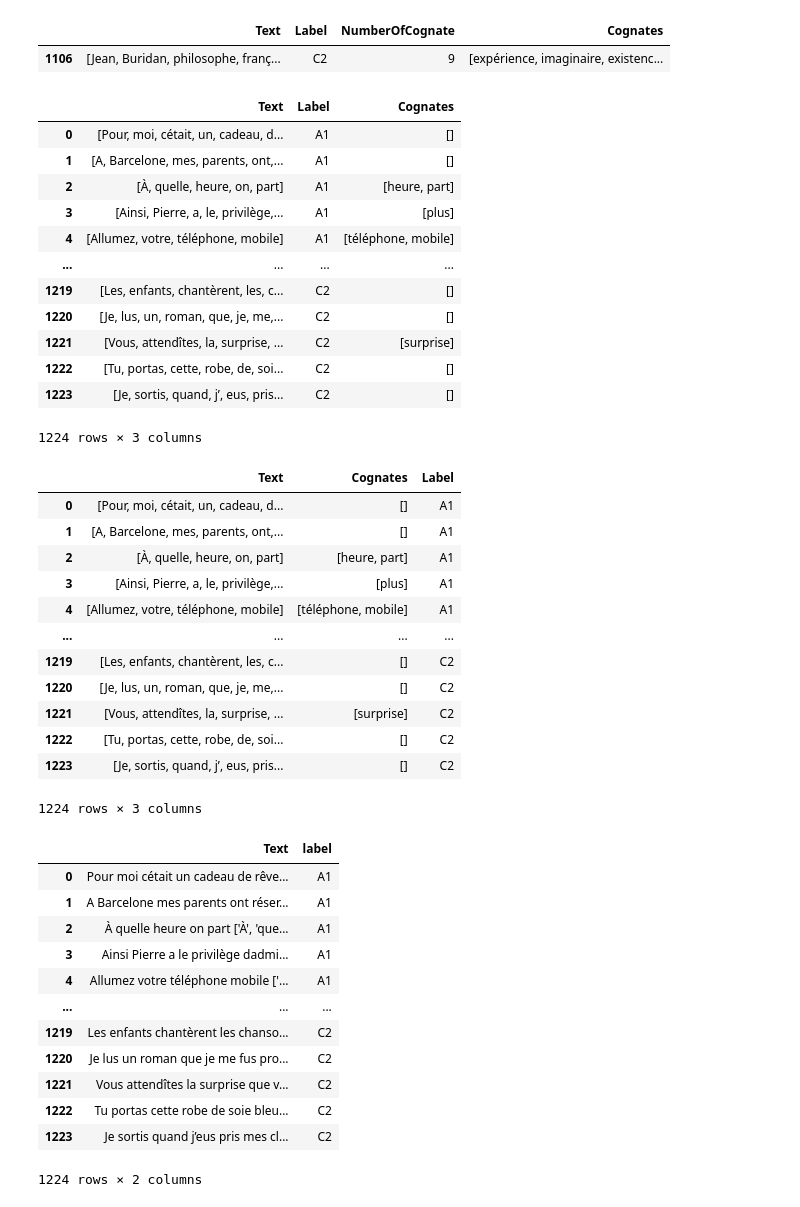
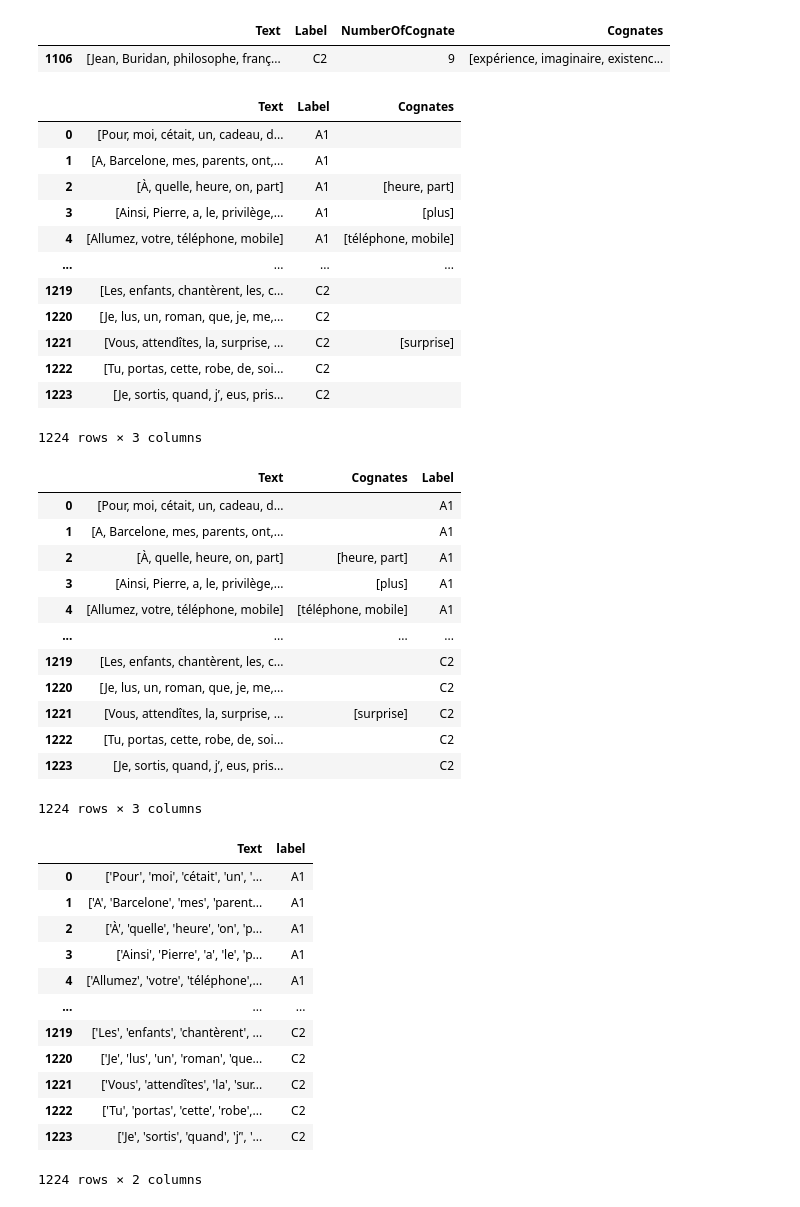
Before and after one commit to TetraFaal/Big-Scale-Analytics-2021-Tesla, a Jupyter notebook: Code/Python/projet_tesla_ponctuation.ipynb, the cells around one changed output. Drawn from its saved outputs; the diff is of its cells as text; code cells hidden in the pictures.

```diff
--- a/Code/Python/projet_tesla_10_05.ipynb
+++ b/Code/Python/projet_tesla_ponctuation.ipynb
@@ -60,6 +60,8 @@ Cognates = pd.read_csv(Cognates)
 
 CognatesGlossary = "https://raw.githubusercontent.com/TetraFaal/Big-Scale-Analytics-2021-Tesla/main/Data/glossaryCognates.csv"
 CognatesGlossary = pd.read_csv(CognatesGlossary)
+# %%
+Sentences.columns = ['Text','Difficulty']
 # %%
 Cognates.head()
 # %% [output]
@@ -122,3 +124,6 @@ C2    202
 C1    197
 B1    192
 Name: Difficulty, dtype: int64
+# %%
+indexMax = (Sentences.shape[0] -1)
+Sentences.shape[0]
@@ -177,7 +184,9 @@ for sentence in newdf.Text:
     if str(word) in ListCognates:
       score+=1
       liste.append(word)
-  if index <=1223:
+  if score == 0 and index <= indexMax :
+    liste = ''
+  if index <=indexMax:
     newdf.at[index,'NumberOfCognate']= int(score)
     newdf.at[index,'Cognates']= np.array(liste)
     index += 1
@@ -206,53 +215,53 @@ del newdf['NumberOfCognate']
 newdf
 # %% [output]
 |  | Text | Label | Cognates |
-| 0 | [Pour, moi, cétait, un, cadeau, d... | A1 | [] |
-| 1 | [A, Barcelone, mes, parents, ont,... | A1 | [] |
+| 0 | [Pour, moi, cétait, un, cadeau, d... | A1 |  |
+| 1 | [A, Barcelone, mes, parents, ont,... | A1 |  |
 | 2 | [À, quelle, heure, on, part] | A1 | [heure, part] |
 | 3 | [Ainsi, Pierre, a, le, privilège,... | A1 | [plus] |
 | 4 | [Allumez, votre, téléphone, mobile] | A1 | [téléphone, mobile] |
 | ... | ... | ... | ... |
-| 1219 | [Les, enfants, chantèrent, les, c... | C2 | [] |
-| 1220 | [Je, lus, un, roman, que, je, me,... | C2 | [] |
+| 1219 | [Les, enfants, chantèrent, les, c... | C2 |  |
+| 1220 | [Je, lus, un, roman, que, je, me,... | C2 |  |
 | 1221 | [Vous, attendîtes, la, surprise, ... | C2 | [surprise] |
-| 1222 | [Tu, portas, cette, robe, de, soi... | C2 | [] |
-| 1223 | [Je, sortis, quand, j’, eus, pris... | C2 | [] |
+| 1222 | [Tu, portas, cette, robe, de, soi... | C2 |  |
+| 1223 | [Je, sortis, quand, j’, eus, pris... | C2 |  |
 1224 rows × 3 columns
 # %%
 newdf = newdf[['Text', 'Cognates', 'Label']]
 newdf
 # %% [output]
 |  | Text | Cognates | Label |
-| 0 | [Pour, moi, cétait, un, cadeau, d... | [] | A1 |
-| 1 | [A, Barcelone, mes, parents, ont,... | [] | A1 |
+| 0 | [Pour, moi, cétait, un, cadeau, d... |  | A1 |
+| 1 | [A, Barcelone, mes, parents, ont,... |  | A1 |
 | 2 | [À, quelle, heure, on, part] | [heure, part] | A1 |
 | 3 | [Ainsi, Pierre, a, le, privilège,... | [plus] | A1 |
 | 4 | [Allumez, votre, téléphone, mobile] | [téléphone, mobile] | A1 |
 | ... | ... | ... | ... |
-| 1219 | [Les, enfants, chantèrent, les, c... | [] | C2 |
-| 1220 | [Je, lus, un, roman, que, je, me,... | [] | C2 |
+| 1219 | [Les, enfants, chantèrent, les, c... |  | C2 |
+| 1220 | [Je, lus, un, roman, que, je, me,... |  | C2 |
 | 1221 | [Vous, attendîtes, la, surprise, ... | [surprise] | C2 |
-| 1222 | [Tu, portas, cette, robe, de, soi... | [] | C2 |
-| 1223 | [Je, sortis, quand, j’, eus, pris... | [] | C2 |
+| 1222 | [Tu, portas, cette, robe, de, soi... |  | C2 |
+| 1223 | [Je, sortis, quand, j’, eus, pris... |  | C2 |
 1224 rows × 3 columns
 # %%
 df=pd.DataFrame()
-df['Text'] = Sentences["Text"] + ' '+ newdf['Text'].astype(str) + ' ' + newdf['Cognates'].astype(str)
+df['Text'] = newdf['Text'].astype('<U32') + newdf['Cognates'].astype('<U32')
 df['label'] = newdf['Label']
 df
 # %% [output]
 |  | Text | label |
-| 0 | Pour moi cétait un cadeau de rêve... | A1 |
-| 1 | A Barcelone mes parents ont réser... | A1 |
-| 2 | À quelle heure on part ['À', 'que... | A1 |
-| 3 | Ainsi Pierre a le privilège dadmi... | A1 |
-| 4 | Allumez votre téléphone mobile ['... | A1 |
+| 0 | ['Pour', 'moi', 'cétait', 'un', '... | A1 |
+| 1 | ['A', 'Barcelone', 'mes', 'parent... | A1 |
+| 2 | ['À', 'quelle', 'heure', 'on', 'p... | A1 |
+| 3 | ['Ainsi', 'Pierre', 'a', 'le', 'p... | A1 |
+| 4 | ['Allumez', 'votre', 'téléphone',... | A1 |
 | ... | ... | ... |
-| 1219 | Les enfants chantèrent les chanso... | C2 |
-| 1220 | Je lus un roman que je me fus pro... | C2 |
-| 1221 | Vous attendîtes la surprise que v... | C2 |
-| 1222 | Tu portas cette robe de soie bleu... | C2 |
-| 1223 | Je sortis quand j’eus pris mes cl... | C2 |
+| 1219 | ['Les', 'enfants', 'chantèrent', ... | C2 |
+| 1220 | ['Je', 'lus', 'un', 'roman', 'que... | C2 |
+| 1221 | ['Vous', 'attendîtes', 'la', 'sur... | C2 |
+| 1222 | ['Tu', 'portas', 'cette', 'robe',... | C2 |
+| 1223 | ['Je', 'sortis', 'quand', 'j’', '... | C2 |
 1224 rows × 2 columns
 # %%
 # Iformation about our dataset
```
Also changed, not shown: parts of 6 cells of this notebook, 1 other file.
